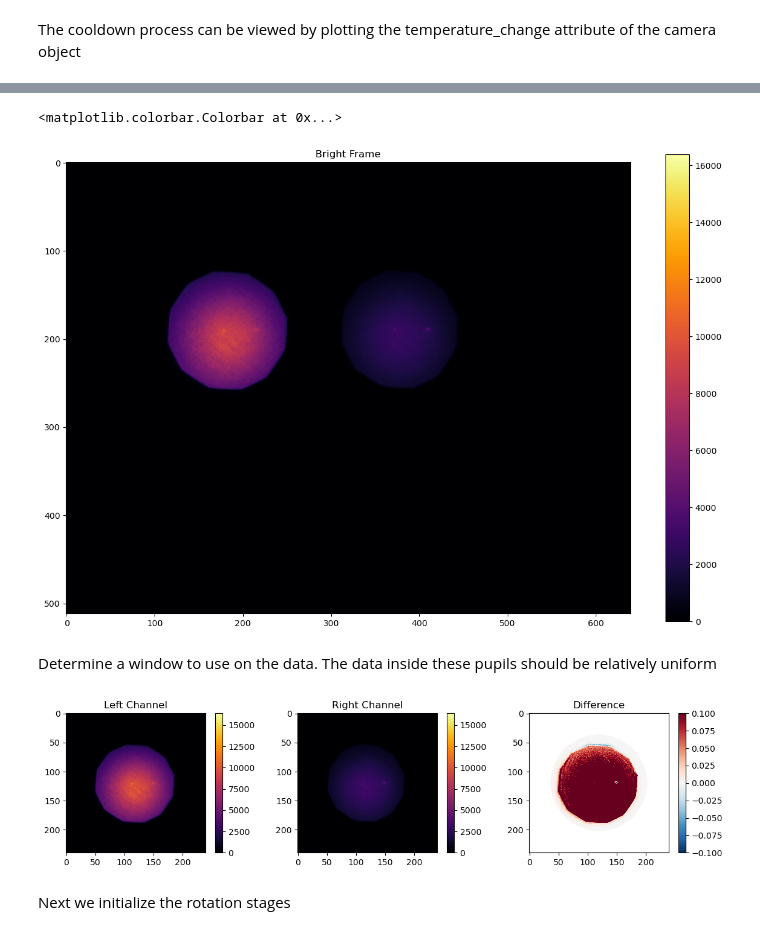
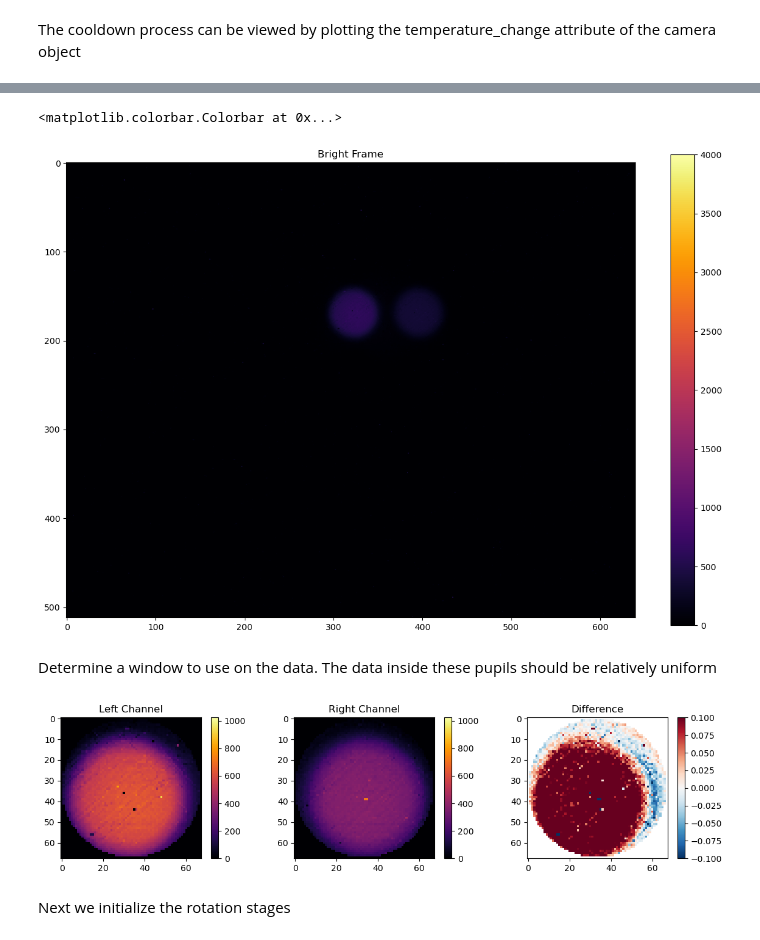
Before and after one commit to UCSB-Exoplanet-Polarimetry-Lab/derp_control, a Jupyter notebook: prototype_calibration.ipynb, the cells around one changed output, grey strips where cells are left out. Drawn from its saved outputs; the diff is of its cells as text; code cells hidden in the pictures.

```diff
--- a/prototype_calibration.ipynb
+++ b/prototype_calibration.ipynb
@@ -29,3 +71,5 @@ AssertionError: Error while setting camera
+# %%
+cam.fps = 50
 # %% [markdown]
 The cooldown process can be viewed by plotting the temperature_change attribute of the camera object
 # %%
@@ -54,48 +95,51 @@ bright = cam.take_median_image(10)
 
 plt.figure(figsize=[15, 10])
 plt.title("Bright Frame")
-plt.imshow((bright - dark), cmap='inferno', vmax=2**14, vmin=0)
+plt.imshow((bright - dark), cmap='inferno', vmax=4000, vmin=0)
 plt.colorbar()
 # %% [output]
 <matplotlib.colorbar.Colorbar at 0x...>
-[figure, old version]
+[figure, new version]
 # %% [markdown]
 Determine a window to use on the data. The data inside these pupils should be relatively uniform
 # %%
 bright = cam.take_many_images(10)
 bright_avg = np.median(bright, axis=0) - dark
 bright_avg[bright_avg < 0] = 0
-cxr, cyr = 190, 380
-cxl, cyl = 190, 185
-cut = 120
 
-x = np.linspace(-1,1,2*cut)
+# define subaperture centers
+cxr, cyr = 165, 395 # pixel index
+cxl, cyl = 165, 325 # pixel index
+cut = 34 # crop radius
+
+# defined mask
+x = np.linspace(-1, 1, 2*cut)
 x, y = np.meshgrid(x, x)
 r = np.sqrt(x**2 + y**2)
 mask = np.zeros_like(r)
-mask[r < 0.7] = 1
+mask[r < 1] = 1
 
 left_channel = bright_avg[cxl-cut:cxl+cut,cyl-cut:cyl+cut]
 right_channel = bright_avg[cxr-cut:cxr+cut,cyr-cut:cyr+cut]
 
 plt.style.use("default")
 plt.figure(figsize=[14,3])
 plt.subplot(131)
 plt.title("Left Channel")
-plt.imshow(mask * left_channel, cmap='inferno', vmin=0, vmax=2**14)
+plt.imshow(mask * left_channel, cmap='inferno', vmin=0, vmax=2**10)
 plt.colorbar()
 plt.subplot(132)
 plt.title("Right Channel")
-plt.imshow(mask * right_channel, cmap='inferno', vmin=0, vmax=2**14)
+plt.imshow(mask * right_channel, cmap='inferno', vmin=0, vmax=2**10)
 plt.colorbar()
 plt.subplot(133)
 plt.title("Difference")
 vlim = 1e-1
 plt.imshow((left_channel / left_channel.max() - right_channel / right_channel.max()) / mask, cmap='RdBu_r', vmin=-vlim, vmax=vlim)
 plt.colorbar()
 plt.show()
 # %% [output]
-[figure, old version]
+[figure, new version]
 # %% [markdown]
 Next we initialize the rotation stages
 # %%
```
Also changed, not shown: parts of 52 cells of this notebook, 1 other file.
